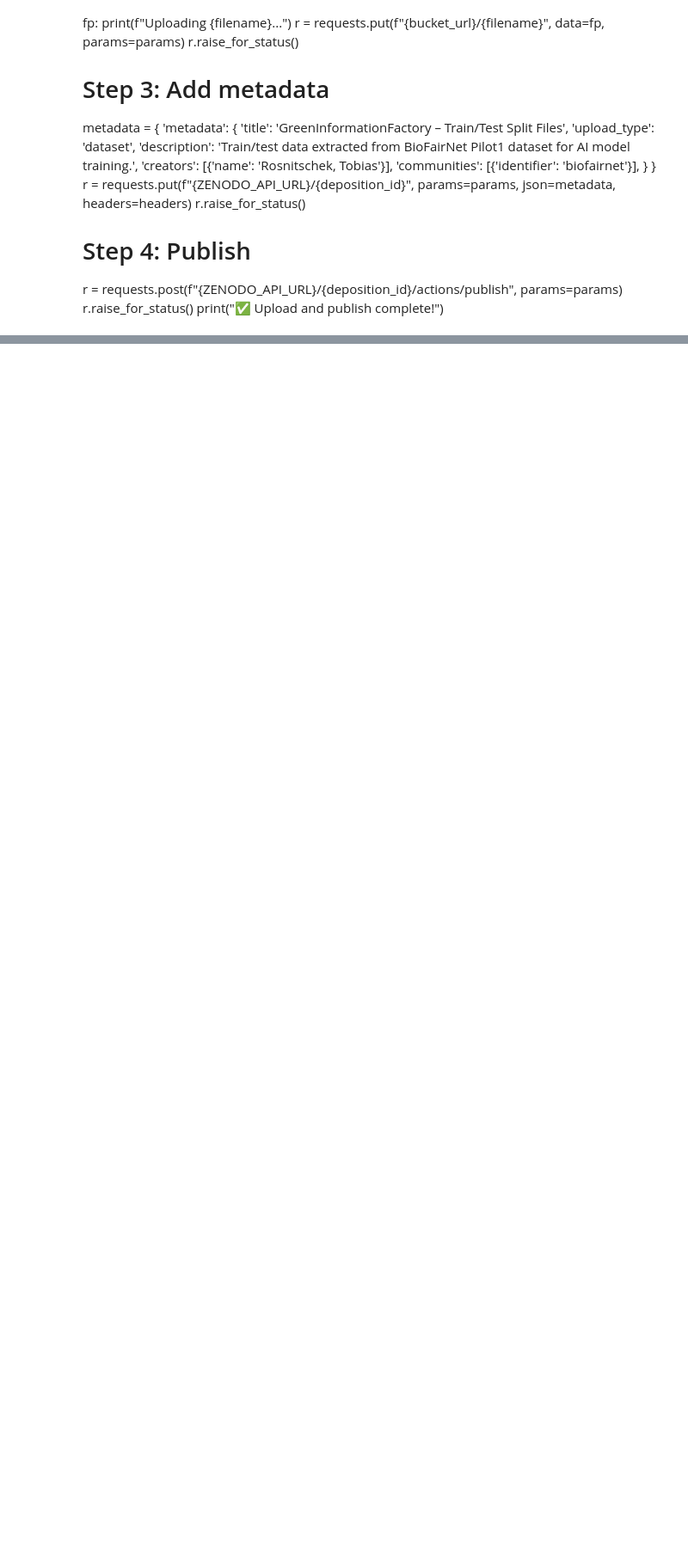
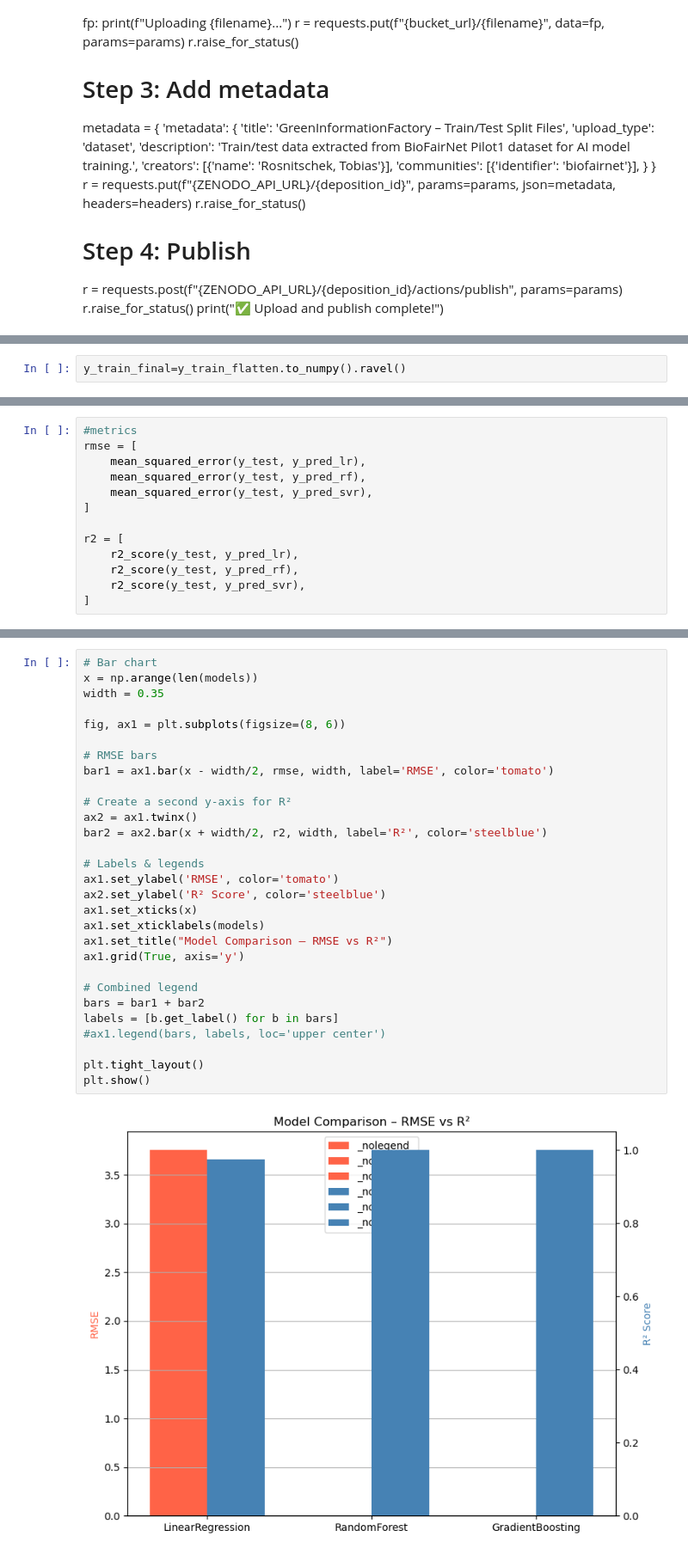
Before and after one commit to Tobi-Wan-Kenob1/GreenInformationFactory_Prototype, a Jupyter notebook: notebooks/split_and_prepare.ipynb, the cells around one changed output, grey strips where cells are left out. Shown at 86% size. Cells and saved outputs as stored; diff of their text form; blank space fills up the shorter version.

```diff
--- a/notebooks/split_and_prepare.ipynb
+++ b/notebooks/split_and_prepare.ipynb
@@ -119,0 +192,2 @@ print("✅ Upload and publish complete!")
+# %%
+y_train_final=y_train_flatten.to_numpy().ravel()
@@ -119,0 +248,13 @@ print("✅ Upload and publish complete!")
+# %%
+#metrics
+rmse = [
+    mean_squared_error(y_test, y_pred_lr),
+    mean_squared_error(y_test, y_pred_rf),
+    mean_squared_error(y_test, y_pred_svr),
+]
+
+r2 = [
+    r2_score(y_test, y_pred_lr),
+    r2_score(y_test, y_pred_rf),
+    r2_score(y_test, y_pred_svr),
+]
@@ -119,0 +286,31 @@ print("✅ Upload and publish complete!")
+# %%
+# Bar chart
+x = np.arange(len(models))
+width = 0.35
+
+fig, ax1 = plt.subplots(figsize=(8, 6))
+
+# RMSE bars
+bar1 = ax1.bar(x - width/2, rmse, width, label='RMSE', color='tomato')
+
+# Create a second y-axis for R²
+ax2 = ax1.twinx()
+bar2 = ax2.bar(x + width/2, r2, width, label='R²', color='steelblue')
+
+# Labels & legends
+ax1.set_ylabel('RMSE', color='tomato')
+ax2.set_ylabel('R² Score', color='steelblue')
+ax1.set_xticks(x)
+ax1.set_xticklabels(models)
+ax1.set_title("Model Comparison – RMSE vs R²")
+ax1.grid(True, axis='y')
+
+# Combined legend
+bars = bar1 + bar2
+labels = [b.get_label() for b in bars]
+#ax1.legend(bars, labels, loc='upper center')
+
+plt.tight_layout()
+plt.show()
+# %% [output]
+[figure, added]
```
Also changed, not shown: parts of 27 cells of this notebook, 5 other files.
